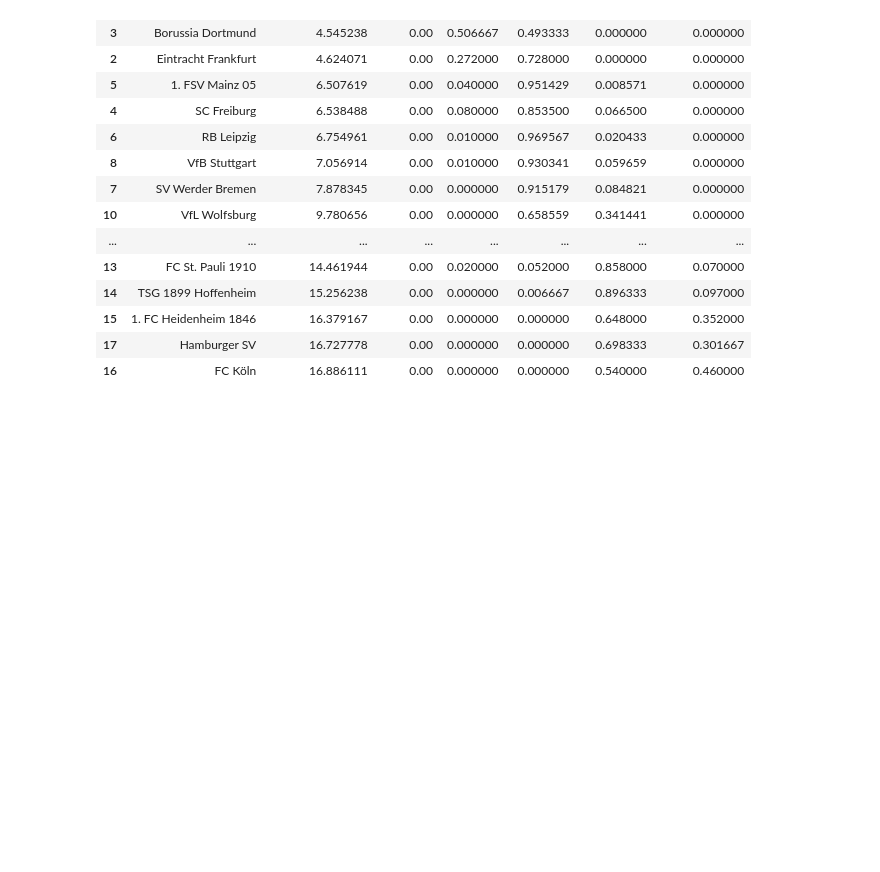
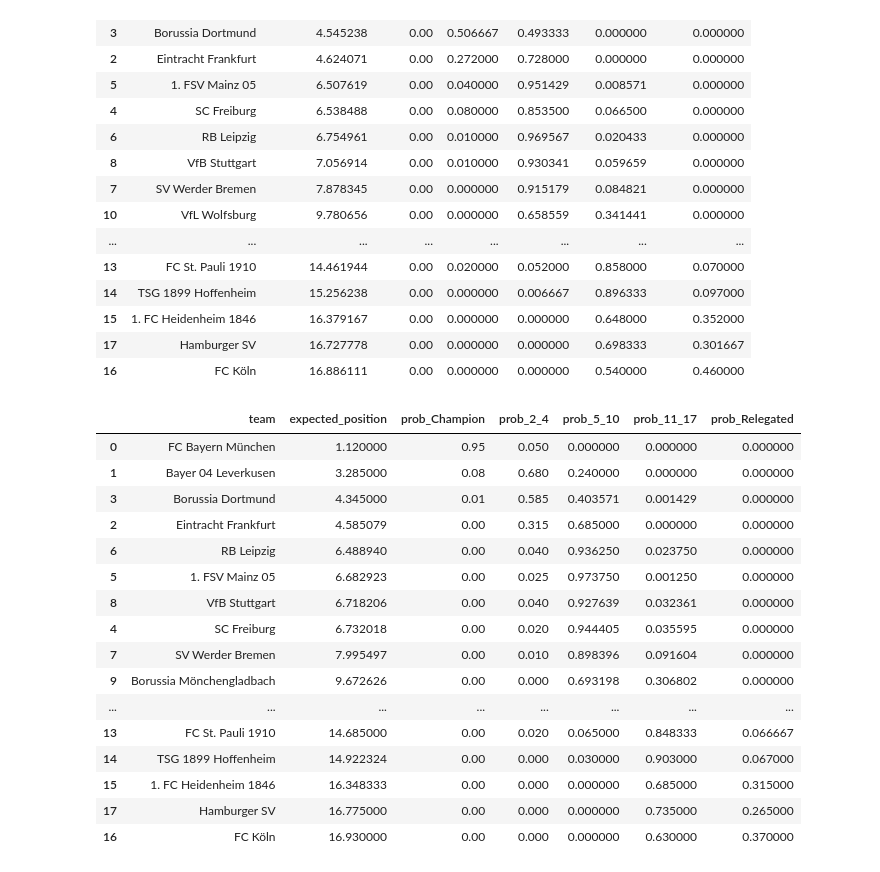
Before and after one commit to Keenan-Penner/Bundesliga_predictor, a Jupyter notebook: project.ipynb, the cells around one changed output. Drawn from its saved outputs; the diff is of its cells as text; code cells hidden in the pictures; blank space fills up the shorter version.

```diff
--- a/project.ipynb
+++ b/project.ipynb
@@ -709,13 +705,13 @@ dtype: float64
 prob = model.predict_proba(df)
 classes = model.named_steps["rf"].classes_
 
-# Define zones (adjust thresholds to your league)
+# positions
 zones = {
-    "title":      classes <= 1,
+    "Champion":      classes <= 1,
     "2_4":      (classes >= 2) & (classes <= 4),
     "5_10":   (classes >= 5) & (classes <= 10),
     "11_17": (classes >= 11) & (classes <= 17),
-    "relegation": classes >= 18
+    "Relegated": classes >= 18
 }
 
 prediction_df = pd.DataFrame({"team": df.index})
@@ -745,3 +741,43 @@ prediction_df
 | 15 | 1. FC Heidenheim 1846 | 16.379167 | 0.00 | 0.000000 | 0.000000 | 0.648000 | 0.352000 |
 | 17 | Hamburger SV | 16.727778 | 0.00 | 0.000000 | 0.000000 | 0.698333 | 0.301667 |
 | 16 | FC Köln | 16.886111 | 0.00 | 0.000000 | 0.000000 | 0.540000 | 0.460000 |
+# %%
+prob = model.predict_proba(df)
+classes = model.named_steps["rf"].classes_
+
+# positions
+zones = {
+    "Champion":      classes <= 1,
+    "2_4":      (classes >= 2) & (classes <= 4),
+    "5_10":   (classes >= 5) & (classes <= 10),
+    "11_17": (classes >= 11) & (classes <= 17),
+    "Relegated": classes >= 18
+}
+
+prediction_df = pd.DataFrame({"team": df.index})
+prediction_df["expected_position"] = prob.dot(classes)
+
+for zone, mask in zones.items():
+    prediction_df[f"prob_{zone}"] = prob[:, mask].sum(axis=1)
+
+prediction_df = prediction_df.sort_values("expected_position")
+# %%
+prediction_df
+# %% [output]
+|  | team | expected_position | prob_Champion | prob_2_4 | prob_5_10 | prob_11_17 | prob_Relegated |
+| 0 | FC Bayern München | 1.120000 | 0.95 | 0.050 | 0.000000 | 0.000000 | 0.000000 |
+| 1 | Bayer 04 Leverkusen | 3.285000 | 0.08 | 0.680 | 0.240000 | 0.000000 | 0.000000 |
+| 3 | Borussia Dortmund | 4.345000 | 0.01 | 0.585 | 0.403571 | 0.001429 | 0.000000 |
+| 2 | Eintracht Frankfurt | 4.585079 | 0.00 | 0.315 | 0.685000 | 0.000000 | 0.000000 |
+| 6 | RB Leipzig | 6.488940 | 0.00 | 0.040 | 0.936250 | 0.023750 | 0.000000 |
+| 5 | 1. FSV Mainz 05 | 6.682923 | 0.00 | 0.025 | 0.973750 | 0.001250 | 0.000000 |
+| 8 | VfB Stuttgart | 6.718206 | 0.00 | 0.040 | 0.927639 | 0.032361 | 0.000000 |
+| 4 | SC Freiburg | 6.732018 | 0.00 | 0.020 | 0.944405 | 0.035595 | 0.000000 |
+| 7 | SV Werder Bremen | 7.995497 | 0.00 | 0.010 | 0.898396 | 0.091604 | 0.000000 |
+| 9 | Borussia Mönchengladbach | 9.672626 | 0.00 | 0.000 | 0.693198 | 0.306802 | 0.000000 |
+| ... | ... | ... | ... | ... | ... | ... | ... |
+| 13 | FC St. Pauli 1910 | 14.685000 | 0.00 | 0.020 | 0.065000 | 0.848333 | 0.066667 |
+| 14 | TSG 1899 Hoffenheim | 14.922324 | 0.00 | 0.000 | 0.030000 | 0.903000 | 0.067000 |
+| 15 | 1. FC Heidenheim 1846 | 16.348333 | 0.00 | 0.000 | 0.000000 | 0.685000 | 0.315000 |
+| 17 | Hamburger SV | 16.775000 | 0.00 | 0.000 | 0.000000 | 0.735000 | 0.265000 |
+| 16 | FC Köln | 16.930000 | 0.00 | 0.000 | 0.000000 | 0.630000 | 0.370000 |
```
Also changed, not shown: parts of 19 cells of this notebook.
